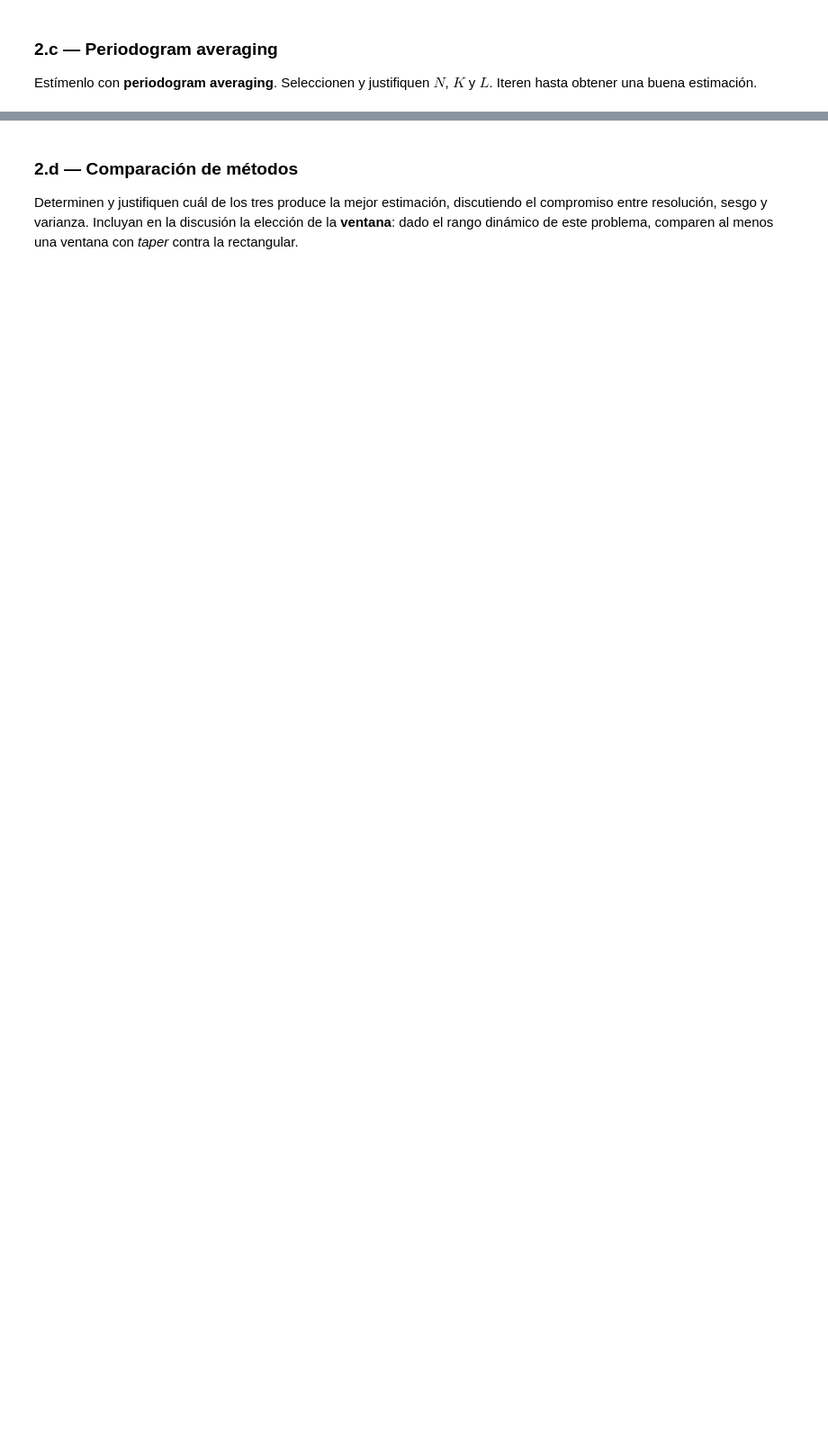
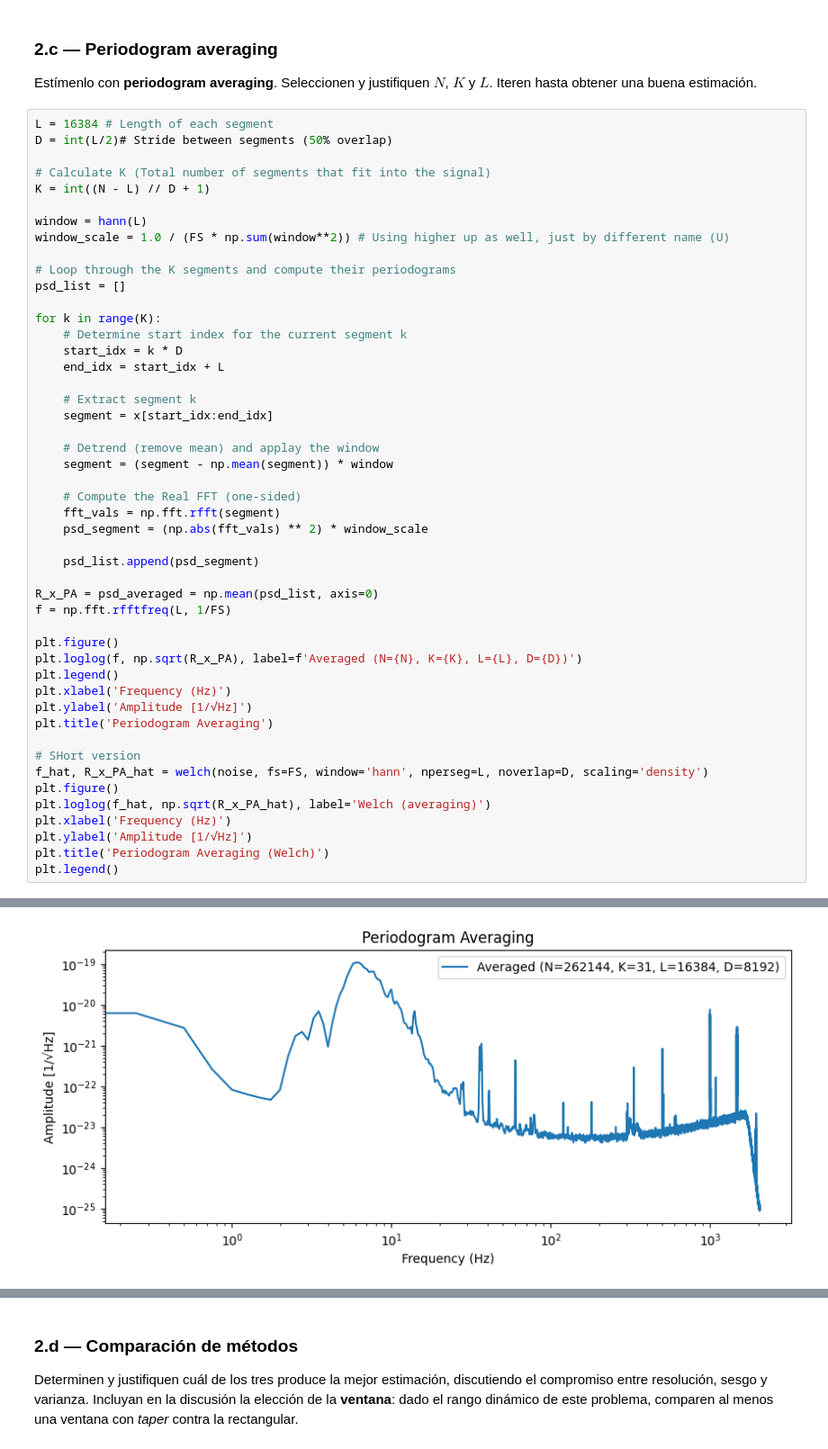
Before and after one commit to albertig2/Procesamiento-Adaptivo-22.46-, a Jupyter notebook: TP1/TP1_LIGO_Grupo5.ipynb, the cells around one changed output, grey strips where cells are left out. Shown at 90% size. Cells and saved outputs as stored; diff of their text form; blank space fills up the shorter version.

```diff
--- a/TP1/TP1_LIGO_Grupo5.ipynb
+++ b/TP1/TP1_LIGO_Grupo5.ipynb
@@ -141,3 +248,52 @@ Estímenlo con **periodogram smoothing**. Seleccionen y justifiquen $N$ y $L$. I
 ### 2.c — Periodogram averaging
 
 Estímenlo con **periodogram averaging**. Seleccionen y justifiquen $N$, $K$ y $L$. Iteren hasta obtener una buena estimación.
+# %%
+L = 16384 # Length of each segment
+D = int(L/2)# Stride between segments (50% overlap)
+
+# Calculate K (Total number of segments that fit into the signal)
+K = int((N - L) // D + 1)
+
+window = hann(L)
+window_scale = 1.0 / (FS * np.sum(window**2)) # Using higher up as well, just by different name (U)
+
+# Loop through the K segments and compute their periodograms
+psd_list = []
+
+for k in range(K):
+    # Determine start index for the current segment k
+    start_idx = k * D
+    end_idx = start_idx + L
+
+    # Extract segment k
+    segment = x[start_idx:end_idx]
+
+    # Detrend (remove mean) and applay the window
+    segment = (segment - np.mean(segment)) * window
+
+    # Compute the Real FFT (one-sided)
+    fft_vals = np.fft.rfft(segment)
+    psd_segment = (np.abs(fft_vals) ** 2) * window_scale
+
+    psd_list.append(psd_segment)
+
+R_x_PA = psd_averaged = np.mean(psd_list, axis=0)
+f = np.fft.rfftfreq(L, 1/FS)
+
+plt.figure()
+plt.loglog(f, np.sqrt(R_x_PA), label=f'Averaged (N={N}, K={K}, L={L}, D={D})')
+plt.legend()
+plt.xlabel('Frequency (Hz)')
+plt.ylabel('Amplitude [1/√Hz]')
+plt.title('Periodogram Averaging')
+
+# SHort version
+f_hat, R_x_PA_hat = welch(noise, fs=FS, window='hann', nperseg=L, noverlap=D, scaling='density')
+plt.figure()
+plt.loglog(f_hat, np.sqrt(R_x_PA_hat), label='Welch (averaging)')
+plt.xlabel('Frequency (Hz)')
+plt.ylabel('Amplitude [1/√Hz]')
+plt.title('Periodogram Averaging (Welch)')
+plt.legend()
+# %% [output]
@@ -143,0 +301 @@ Estímenlo con **periodogram averaging**. Seleccionen y justifiquen $N$, $K$ y $
+[figure, added]
```
Also changed, not shown: parts of 22 cells of this notebook.
